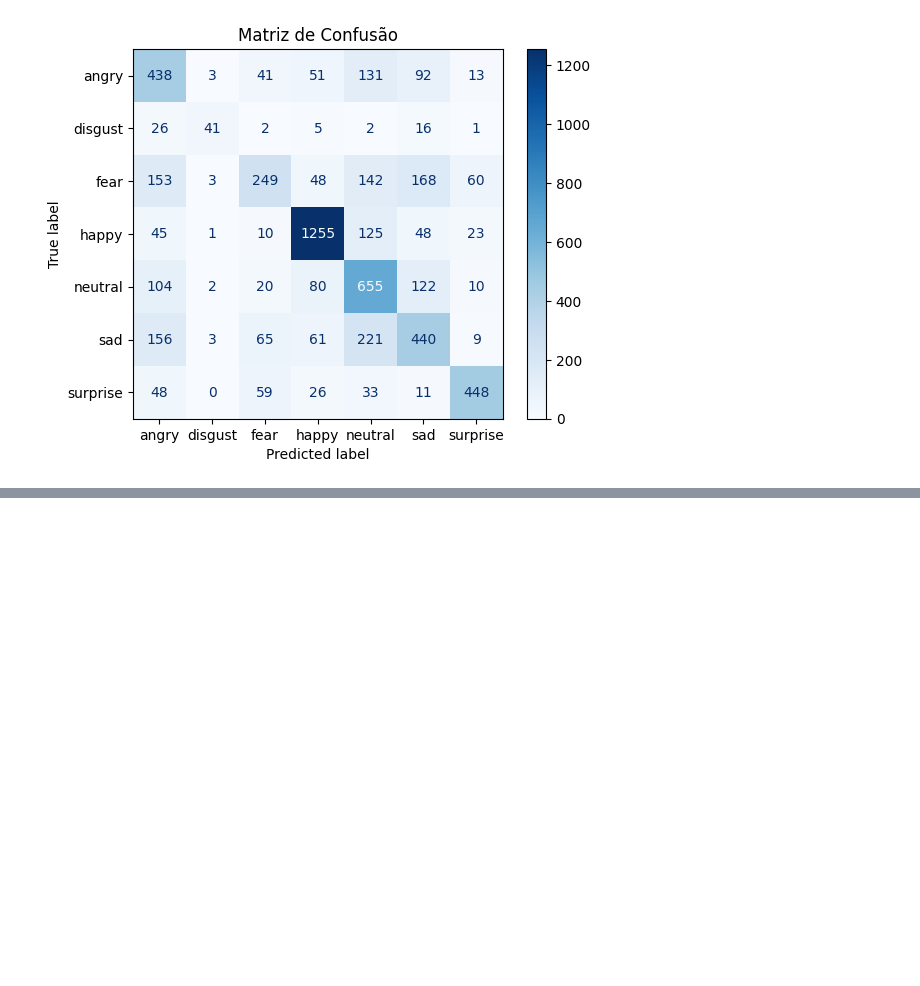
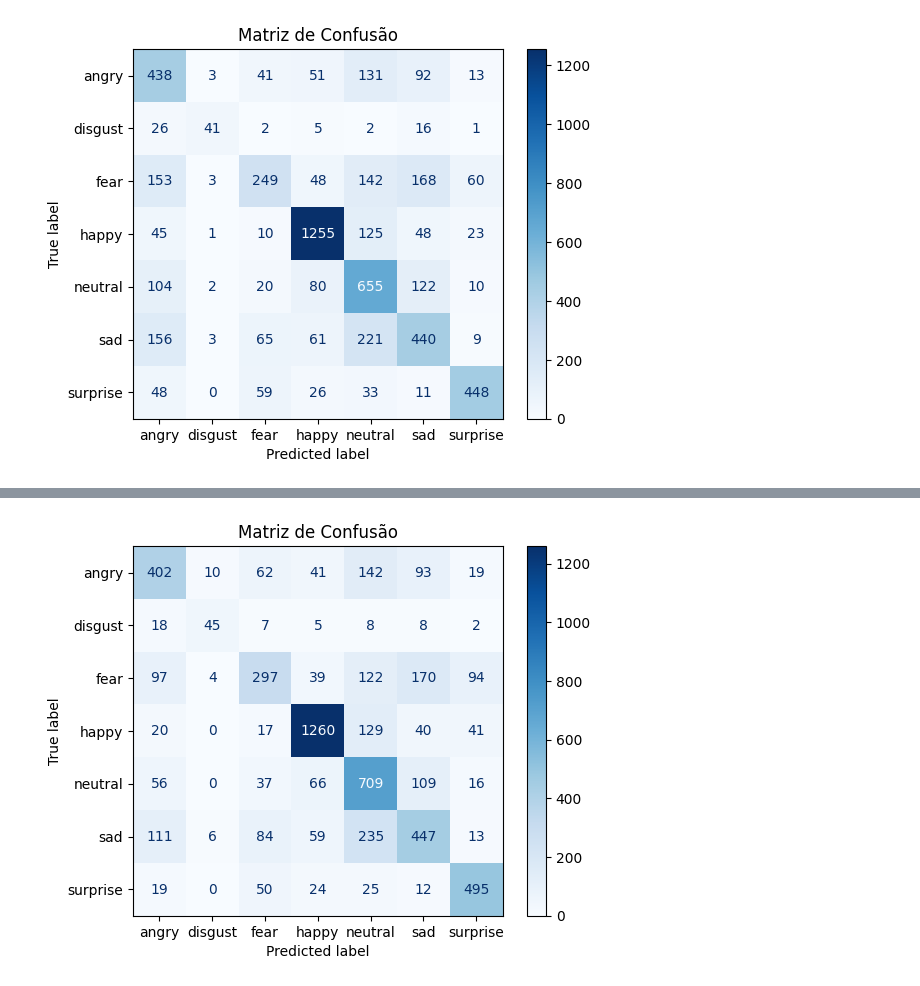
Before and after one commit to RamomLandim/MVP---Reconhecimento-de-expressao-Facial-utilizando-CNN, a Jupyter notebook: MVP_Reconhecimento_de_expressão_Facial_utilizando_CNN.ipynb, the cells around one changed output, grey strips where cells are left out. Drawn from its saved outputs; the diff is of its cells as text; code cells hidden in the pictures; blank space fills up the shorter version.

```diff
--- a/MVP_Reconhecimento_de_expressão_Facial_utilizando_CNN.ipynb
+++ b/MVP_Reconhecimento_de_expressão_Facial_utilizando_CNN.ipynb
@@ -736,0 +910,20 @@ Rótulos reais: [0 1 2 3 4 5 6]
+# %%
+# Fazer previsões no conjunto de teste
+y_pred_prob = model_v4.predict(X_test)  # Saída do modelo em probabilidades
+y_pred = np.argmax(y_pred_prob, axis=1)  # Converter para índices das classes
+
+# Converter os rótulos reais para o mesmo formato
+y_true = np.argmax(y_test_categorical, axis=1)
+
+# Atualizar labels para corresponder ao número de classes
+labels = ['angry', 'disgust', 'fear', 'happy', 'neutral', 'sad', 'surprise']
+
+# Gerar a matriz de confusão
+cm = confusion_matrix(y_true, y_pred)
+
+# Exibir a matriz de confusão
+disp = ConfusionMatrixDisplay(confusion_matrix=cm, display_labels=labels)
+disp.plot(cmap=plt.cm.Blues)
+plt.title("Matriz de Confusão")
+plt.show()
+# %% [output]
@@ -736,0 +931 @@ Rótulos reais: [0 1 2 3 4 5 6]
+[figure, added]
```
Also changed, not shown: parts of 33 cells of this notebook, 4 other files.
